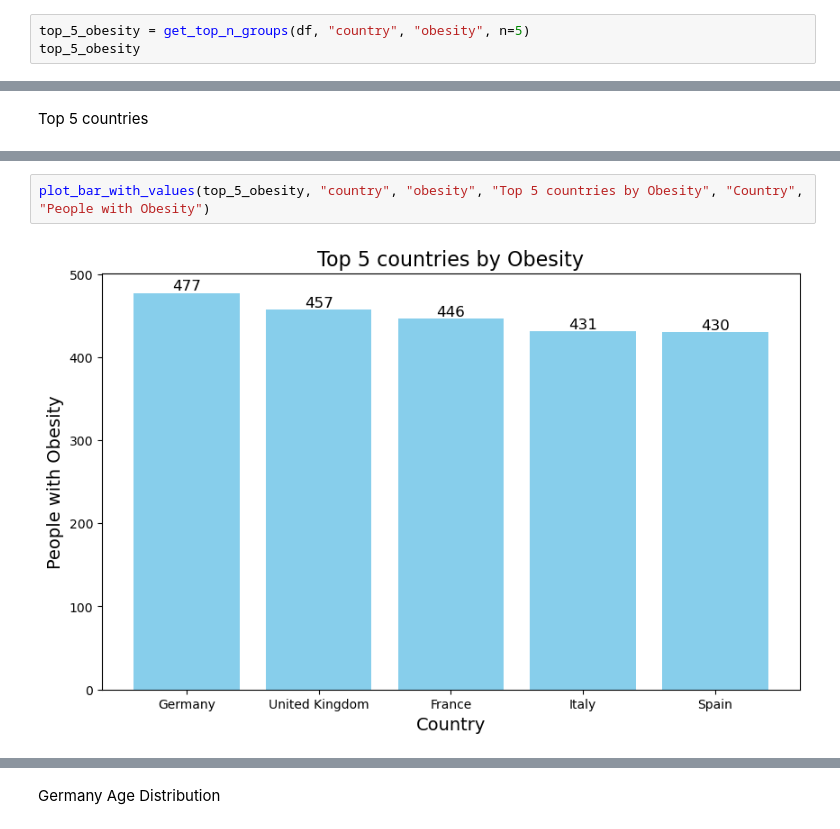
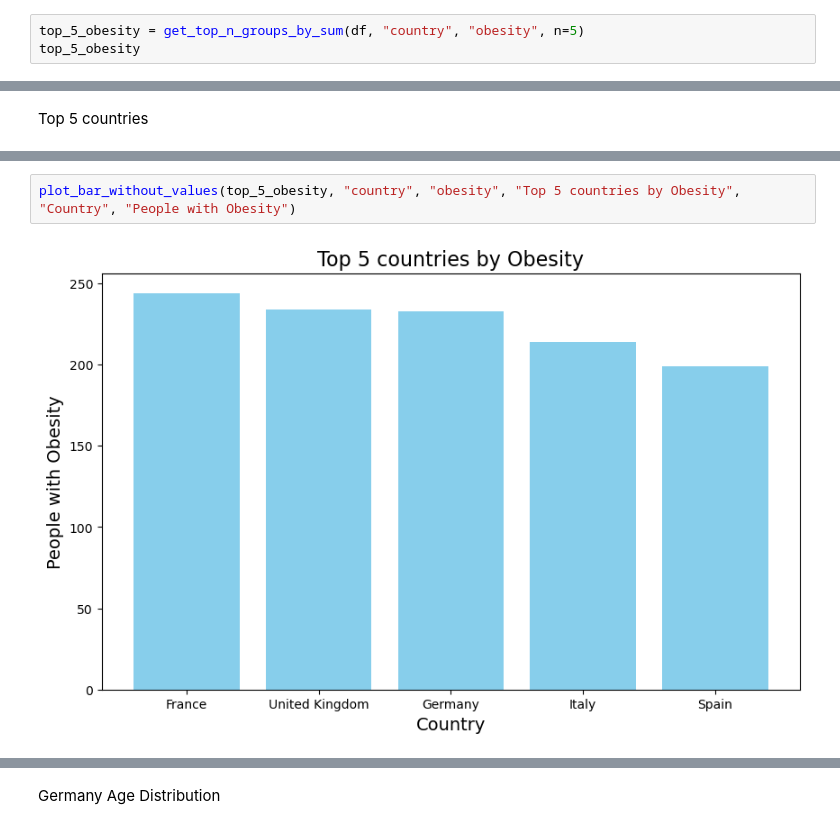
Before and after one commit to AlejandroAlegrePinilla/FitRing, a Jupyter notebook: main.ipynb, the cells around one changed output, grey strips where cells are left out. Cells and saved outputs as stored; diff of their text form.

```diff
--- a/main.ipynb
+++ b/main.ipynb
@@ -22,7 +22,7 @@ df.sample(10)
 # %% [markdown]
 Top 5 countries with more obesity
 # %%
-top_5_obesity = get_top_n_groups(df, "country", "obesity", n=5)
+top_5_obesity = get_top_n_groups_by_sum(df, "country", "obesity", n=5)
 top_5_obesity
 # %% [output]
 |  | country | obesity |
@@ -77,4 +87,4 @@ plot_bar_with_values(top_5_gdp, "country", "gdp", "Top 5 countries by GDP", "Cou
 # %%
-plot_bar_with_values(top_5_obesity, "country", "obesity", "Top 5 countries by Obesity", "Country", "People with Obesity")
+plot_bar_without_values(top_5_obesity, "country", "obesity", "Top 5 countries by Obesity", "Country", "People with Obesity")
 # %% [output]
-[figure, old version]
+[figure, new version]
```
Also changed, not shown: parts of 13 cells of this notebook, 2 other files.
